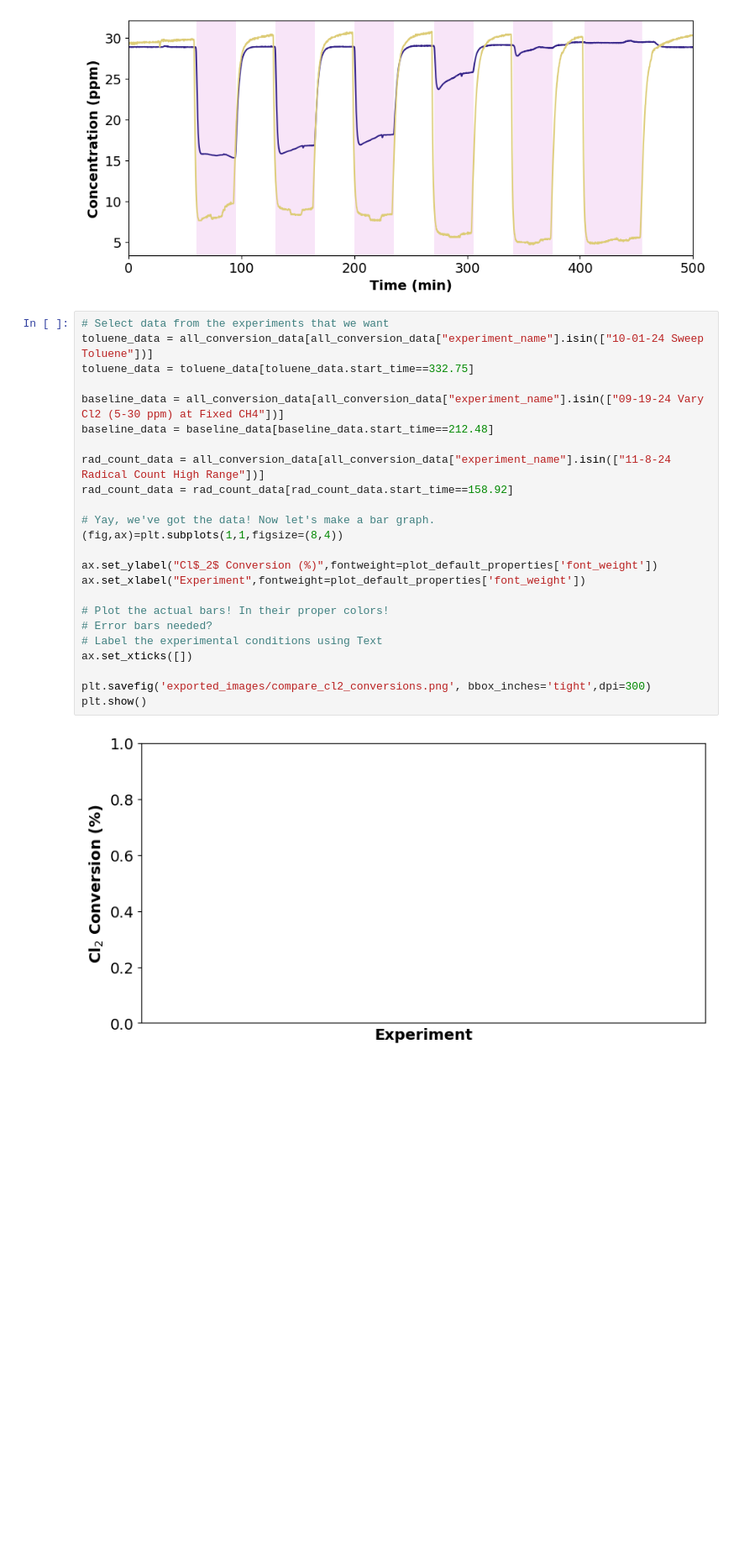
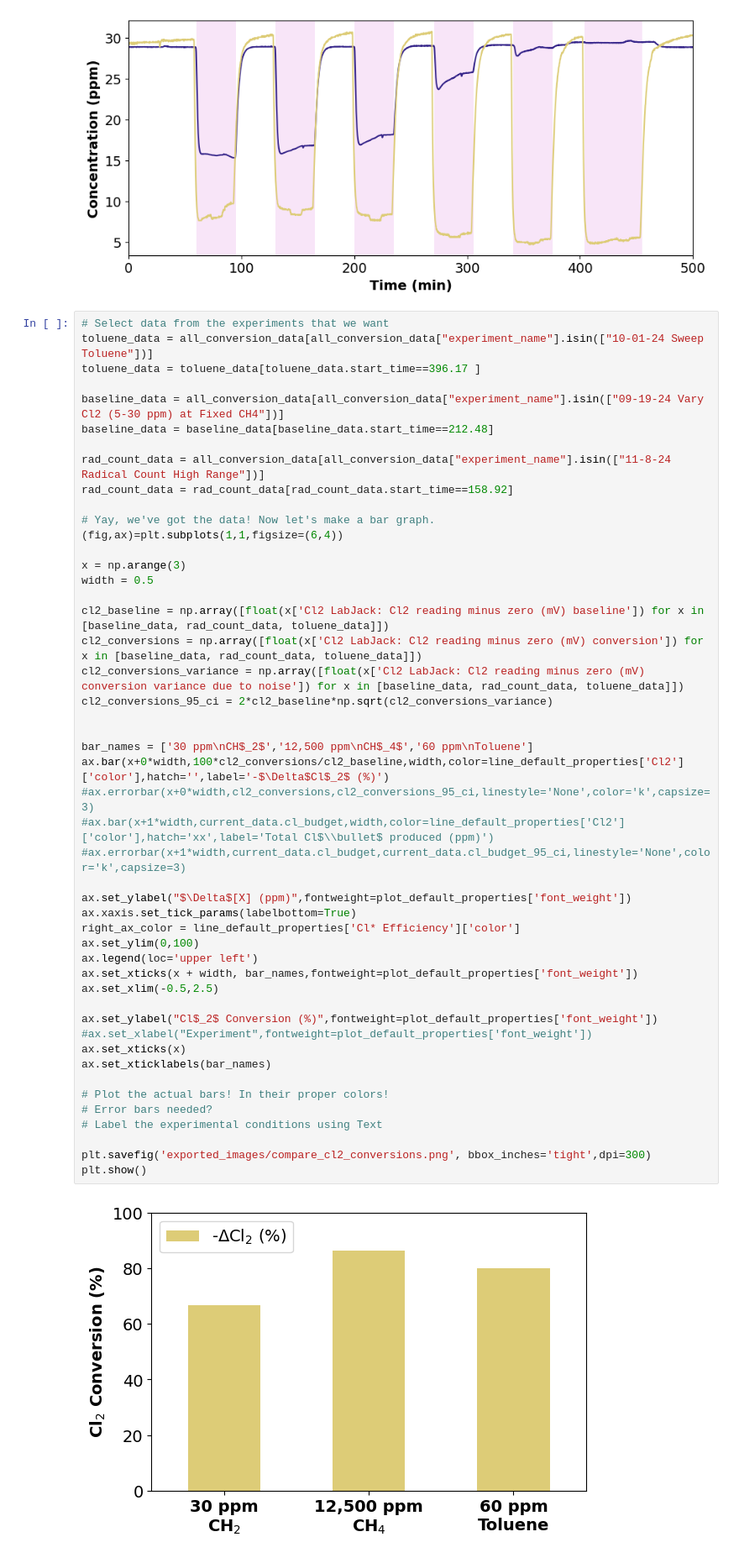
Before and after one commit to richardsrandall/Fall-2024-Cl2, a Jupyter notebook: _combined_plots/paper_plots_v1/figure-toluene_time_series.ipynb, the cells around one changed output. Shown at 84% size. Saved outputs shown, nothing was run; the diff lists cells and outputs as text; blank space fills up the shorter version.

```diff
--- a/_combined_plots/paper_plots_v1/figure-toluene_time_series.ipynb
+++ b/_combined_plots/paper_plots_v1/figure-toluene_time_series.ipynb
@@ -85,26 +85,50 @@ plt.show()
 # %%
 # Select data from the experiments that we want
 toluene_data = all_conversion_data[all_conversion_data["experiment_name"].isin(["10-01-24 Sweep Toluene"])]
-toluene_data = toluene_data[toluene_data.start_time==332.75]
+toluene_data = toluene_data[toluene_data.start_time==396.17	]
 
 baseline_data = all_conversion_data[all_conversion_data["experiment_name"].isin(["09-19-24 Vary Cl2 (5-30 ppm) at Fixed CH4"])]
 baseline_data = baseline_data[baseline_data.start_time==212.48]
 
 rad_count_data = all_conversion_data[all_conversion_data["experiment_name"].isin(["11-8-24 Radical Count High Range"])]
 rad_count_data = rad_count_data[rad_count_data.start_time==158.92]
 
 # Yay, we've got the data! Now let's make a bar graph.
-(fig,ax)=plt.subplots(1,1,figsize=(8,4))
+(fig,ax)=plt.subplots(1,1,figsize=(6,4))
+
+x = np.arange(3)
+width = 0.5
+
+cl2_baseline = np.array([float(x['Cl2 LabJack: Cl2 reading minus zero (mV) baseline']) for x in [baseline_data, rad_count_data, toluene_data]])
+cl2_conversions = np.array([float(x['Cl2 LabJack: Cl2 reading minus zero (mV) conversion']) for x in [baseline_data, rad_count_data, toluene_data]])
+cl2_conversions_variance = np.array([float(x['Cl2 LabJack: Cl2 reading minus zero (mV) conversion variance due to noise']) for x in [baseline_data, rad_count_data, toluene_data]])
+cl2_conversions_95_ci = 2*cl2_baseline*np.sqrt(cl2_conversions_variance)
+
+
+bar_names = ['30 ppm\nCH$_2$','12,500 ppm\nCH$_4$','60 ppm\nToluene']
+ax.bar(x+0*width,100*cl2_conversions/cl2_baseline,width,color=line_default_properties['Cl2']['color'],hatch='',label='-$\Delta$Cl$_2$ (%)')
+#ax.errorbar(x+0*width,cl2_conversions,cl2_conversions_95_ci,linestyle='None',color='k',capsize=3)
+#ax.bar(x+1*width,current_data.cl_budget,width,color=line_default_properties['Cl2']['color'],hatch='xx',label='Total Cl$\\bullet$ produced (ppm)')
+#ax.errorbar(x+1*width,current_data.cl_budget,current_data.cl_budget_95_ci,linestyle='None',color='k',capsize=3)
+
+ax.set_ylabel("$\Delta$[X] (ppm)",fontweight=plot_default_properties['font_weight'])
+ax.xaxis.set_tick_params(labelbottom=True)
+right_ax_color = line_default_properties['Cl* Efficiency']['color']
+ax.set_ylim(0,100)
+ax.legend(loc='upper left')
+ax.set_xticks(x + width, bar_names,fontweight=plot_default_properties['font_weight'])
+ax.set_xlim(-0.5,2.5)
 
 ax.set_ylabel("Cl$_2$ Conversion (%)",fontweight=plot_default_properties['font_weight'])
-ax.set_xlabel("Experiment",fontweight=plot_default_properties['font_weight'])
+#ax.set_xlabel("Experiment",fontweight=plot_default_properties['font_weight'])
+ax.set_xticks(x)
+ax.set_xticklabels(bar_names)
 
 # Plot the actual bars! In their proper colors!
 # Error bars needed?
 # Label the experimental conditions using Text
-ax.set_xticks([])
 
 plt.savefig('exported_images/compare_cl2_conversions.png', bbox_inches='tight',dpi=300)
 plt.show()
 # %% [output]
-[figure, old version]
+[figure, new version]
```
Also changed, not shown: 1 other file.
